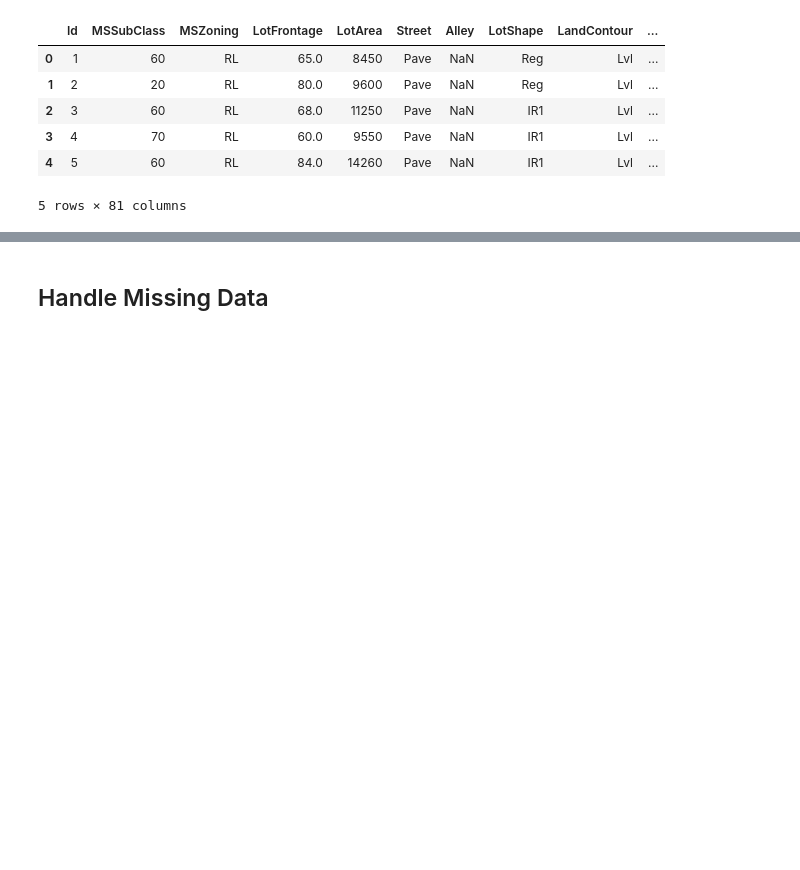
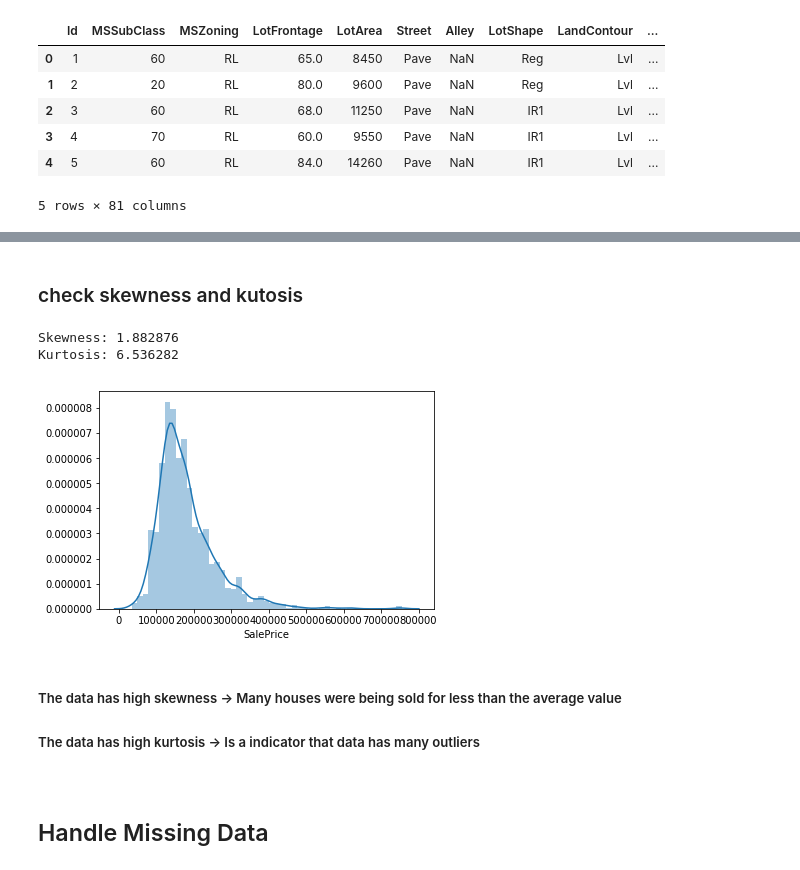
Before and after one commit to larissalages/kaggle-House-Prices, a Jupyter notebook: House Prices.ipynb, the cells around one changed output, grey strips where cells are left out. Drawn from its saved outputs; the diff is of its cells as text; code cells hidden in the pictures; blank space fills up the shorter version.

Commit message:
data analysis

```diff
--- a/House Prices.ipynb
+++ b/House Prices.ipynb
@@ -20,3 +79,18 @@ data.head()
+# %% [markdown]
+### check skewness and kutosis
+# %%
+sns.distplot(data['SalePrice'])
+
+print('Skewness: %f' % data['SalePrice'].skew())
+print('Kurtosis: %f' % data['SalePrice'].kurt())
+# %% [output]
+Skewness: 1.882876
+Kurtosis: 6.536282
+[figure, added]
+# %% [markdown]
+##### The data has high skewness -> Many houses were being sold for less than the average value
+##### The data has high kurtosis -> Is a indicator that data has many outliers
+####
 # %%
 X = data.drop(['SalePrice','Id'],axis=1)
 Y = data[['SalePrice']]
```
Also changed, not shown: parts of 12 cells of this notebook.
